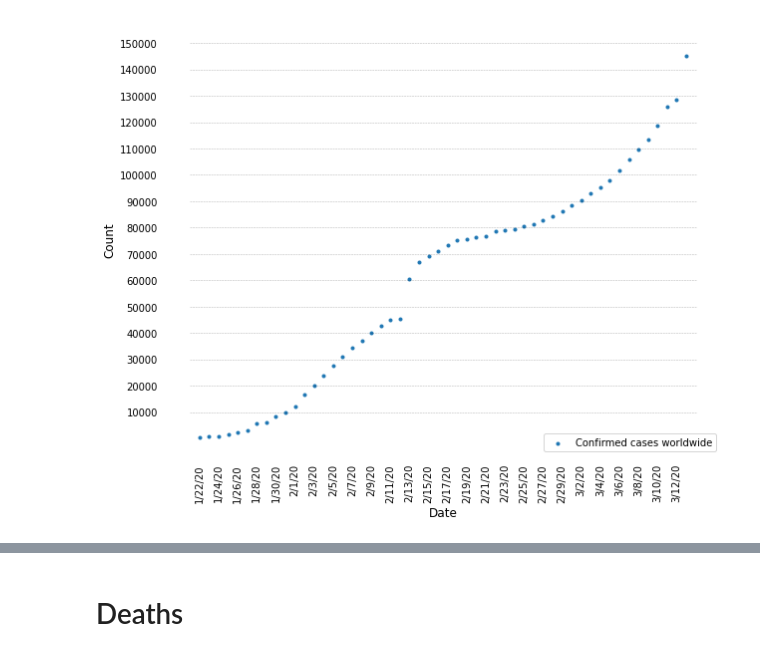
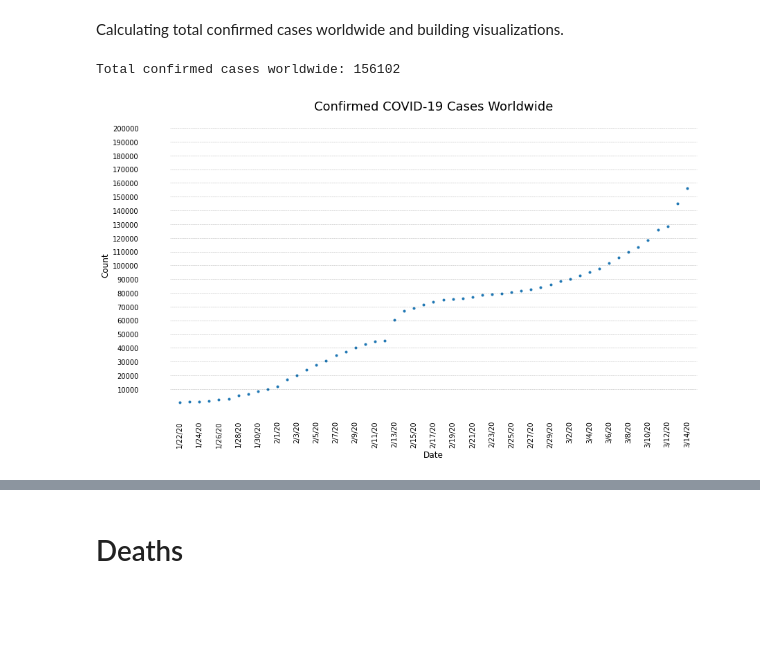
Before and after one commit to anthonypreza/coronavirus_notebook, a Jupyter notebook: coronavirus_analysis.ipynb, the cells around one changed output, grey strips where cells are left out. Cells and saved outputs as stored; diff of their text form; code cells hidden in the pictures; blank space fills up the shorter version.

```diff
--- a/coronavirus_analysis.ipynb
+++ b/coronavirus_analysis.ipynb
@@ -70,31 +92,37 @@ confirmed.head()
+# %% [markdown]
+Calculating total confirmed cases worldwide and building visualizations.
 # %%
 total_confirmed = confirmed.drop(columns=['Lat', 'Long', 'Country/Region']).sum()
+print(f'Total confirmed cases worldwide: {total_confirmed[-1]}')
+# %% [output]
+Total confirmed cases worldwide: 156102
 # %%
 # create figure and axis objects, set figure size
-fig, ax = plt.subplots(figsize=[10,8])
+fig, ax = plt.subplots(figsize=[15,8])
 
 # plot the data
 plt.scatter(total_confirmed.index, total_confirmed.values, label='Confirmed cases worldwide', marker='.')
-plt.legend()
 
 # chartjunk clean up
 ax.spines["top"].set_visible(False)
 ax.spines["bottom"].set_visible(False)
 ax.spines["right"].set_visible(False)
 ax.spines["left"].set_visible(False)
 
 plt.xlabel('Date',fontsize=12)
 plt.ylabel('Count',fontsize=12)
+plt.yticks(range(10000, 200001, 10000))
+plt.xticks(total_confirmed.index[::2],rotation=90,fontsize=10)
 
+for y in range(10000, 200001, 10000):
+    plt.plot([-1,len(total_confirmed.index)], [y] * 2, "--", lw=0.5, color="black", alpha=0.3)
 
-plt.yticks(range(10000, 150001, 10000))
-plt.xticks(total_confirmed.index[::2],rotation=90,fontsize=10)
-for y in range(10000, 150001, 10000):
-    plt.plot([-1,len(total_confirmed.index)], [y] * 2, "--", lw=0.5, color="black", alpha=0.3)
 plt.tick_params(axis="both", which="both", bottom=False, top=False,
                 labelbottom=True, left=False, right=False, labelleft=True)
+plt.title('Confirmed COVID-19 Cases Worldwide', fontsize=18)
+plt.show()
 # %% [output]
-[figure, old version]
+[figure, new version]
 # %%
 confirmed_per_day = np.diff(total_confirmed)
 
```
Also changed, not shown: parts of 43 cells of this notebook, 1 other file.
